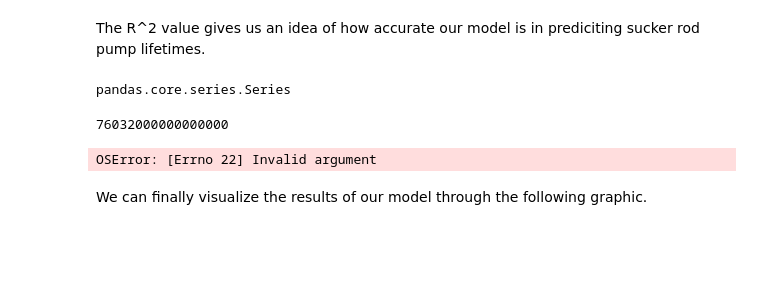
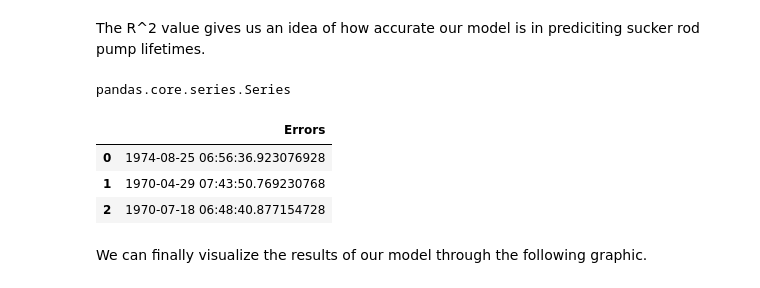
Before and after one commit to skeptrunedev/Rod_Pump_Optimization, a Jupyter notebook: notebooks/MVP_notebook.ipynb, the cells around one changed output. Cells and saved outputs as stored; diff of their text form; code cells hidden in the pictures; blank space fills up the shorter version.

Commit message:
months error metric

```diff
--- a/notebooks/MVP_notebook.ipynb
+++ b/notebooks/MVP_notebook.ipynb
@@ -287,20 +283,32 @@ type(y_test)
 pandas.core.series.Series
 # %%
 max_error = 0
+max_error_predicted = 0
+max_error_actual = 0
 min_error = np.maximum
 total_error = 0
 for i in range(0, len(y_test)):
    date_error = np.abs(np.array(y_test)[i] - predictions[i])
-   max_error = date_error if date_error > max_error else max_error
+   if date_error > max_error:
+      max_error = date_error
+      max_error_predicted = prediction[i]
+      max_error_actual = np.array(y_test)[i]
+   # max_error = date_error if date_error > max_error else max_error
    min_error = date_error if date_error < max_error else min_error
    total_error += date_error
 
-[max_error, min_error, total_error/len(X_test)]
-print(np.array(y_test)[1])
-datetime.fromtimestamp(1554076800000000000).strftime("%Y-%m-%d %H:%M:%S.%f")
+values = {'Errors': [max_error, max_error_predicted, max_error_actual, min_error, total_error/len(X_test)]}
+errordf = pd.DataFrame(values, columns=['Errors'])
+
+# df['time'] = errordf['Errors'].apply(pd.Timestamp)
+errordf['Errors'] = errordf['Errors'].apply(pd.Timestamp)
+
+errordf
 # %% [output]
-76032000000000000
-OSError: [Errno 22] Invalid argument
+|  | Errors |
+| 0 | 1974-08-25 06:56:36.923076928 |
+| 1 | 1970-04-29 07:43:50.769230768 |
+| 2 | 1970-07-18 06:48:40.877154728 |
 # %% [markdown]
 We can finally visualize the results of our model through the following graphic.
 # %%
```
Also changed, not shown: parts of 4 cells of this notebook, 12 other files.
